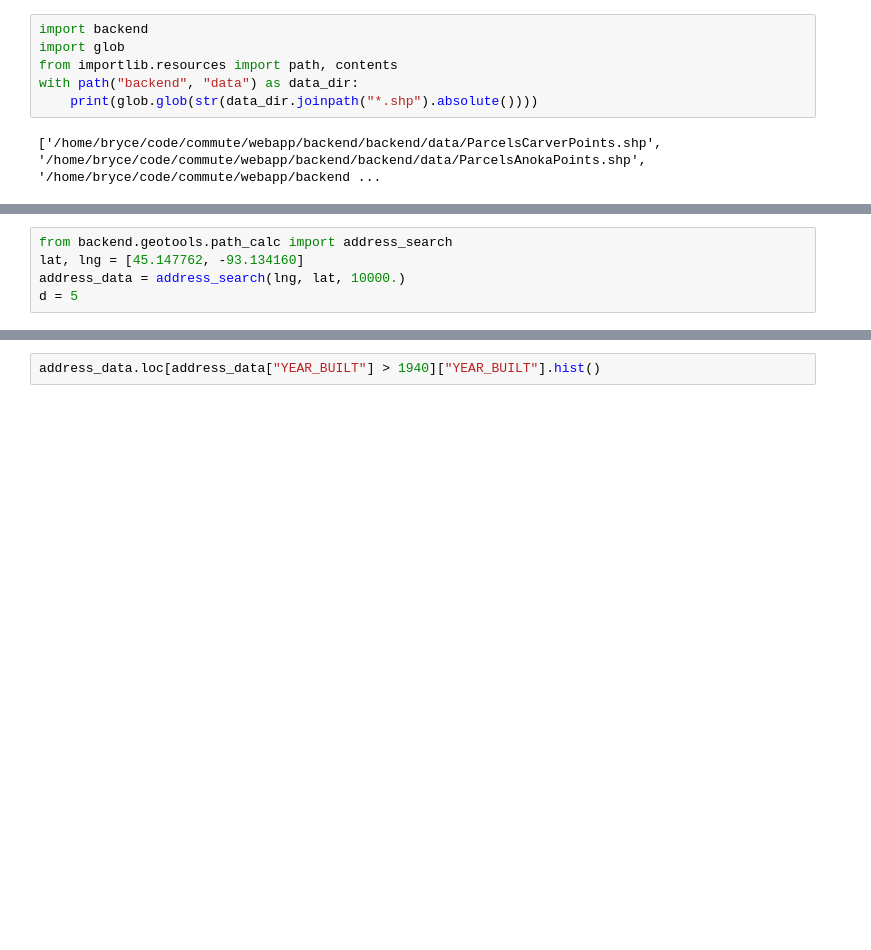
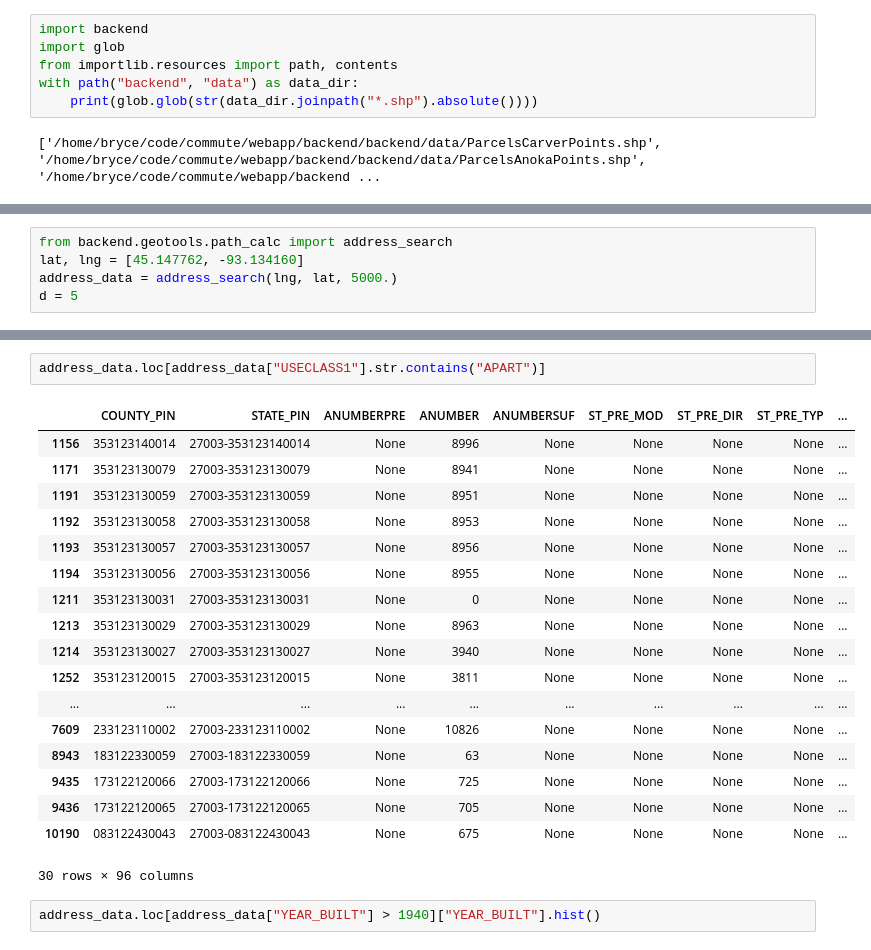
Before and after one commit to bwilliams2/tcmapper, a Jupyter notebook: devel/DateExplore.ipynb, the cells around one changed output, grey strips where cells are left out. Saved outputs shown, nothing was run; the diff lists cells and outputs as text; blank space fills up the shorter version.

```diff
--- a/devel/DateExplore.ipynb
+++ b/devel/DateExplore.ipynb
@@ -44,5 +57,5 @@ with path("backend", "data") as data_dir:
 # %%
 from backend.geotools.path_calc import address_search
 lat, lng = [45.147762, -93.134160]
-address_data = address_search(lng, lat, 10000.)
+address_data = address_search(lng, lat, 5000.)
 d = 5
@@ -49,3 +87,24 @@ d = 5
+# %%
+address_data.loc[address_data["USECLASS1"].str.contains("APART")]
+# %% [output]
+|  | COUNTY_PIN | STATE_PIN | ANUMBERPRE | ANUMBER | ANUMBERSUF | ST_PRE_MOD | ST_PRE_DIR | ST_PRE_TYP | ... |
+| 1156 | 353123140014 | 27003-353123140014 | None | 8996 | None | None | None | None | ... |
+| 1171 | 353123130079 | 27003-353123130079 | None | 8941 | None | None | None | None | ... |
+| 1191 | 353123130059 | 27003-353123130059 | None | 8951 | None | None | None | None | ... |
+| 1192 | 353123130058 | 27003-353123130058 | None | 8953 | None | None | None | None | ... |
+| 1193 | 353123130057 | 27003-353123130057 | None | 8956 | None | None | None | None | ... |
+| 1194 | 353123130056 | 27003-353123130056 | None | 8955 | None | None | None | None | ... |
+| 1211 | 353123130031 | 27003-353123130031 | None | 0 | None | None | None | None | ... |
+| 1213 | 353123130029 | 27003-353123130029 | None | 8963 | None | None | None | None | ... |
+| 1214 | 353123130027 | 27003-353123130027 | None | 3940 | None | None | None | None | ... |
+| 1252 | 353123120015 | 27003-353123120015 | None | 3811 | None | None | None | None | ... |
+| ... | ... | ... | ... | ... | ... | ... | ... | ... | ... |
+| 7609 | 233123110002 | 27003-233123110002 | None | 10826 | None | None | None | None | ... |
+| 8943 | 183122330059 | 27003-183122330059 | None | 63 | None | None | None | None | ... |
+| 9435 | 173122120066 | 27003-173122120066 | None | 725 | None | None | None | None | ... |
+| 9436 | 173122120065 | 27003-173122120065 | None | 705 | None | None | None | None | ... |
+| 10190 | 083122430043 | 27003-083122430043 | None | 675 | None | None | None | None | ... |
+30 rows × 96 columns
 # %%
 address_data.loc[address_data["YEAR_BUILT"] > 1940]["YEAR_BUILT"].hist()
 # %% [output]
```
Also changed, not shown: parts of 26 cells of this notebook, 16 other files.
